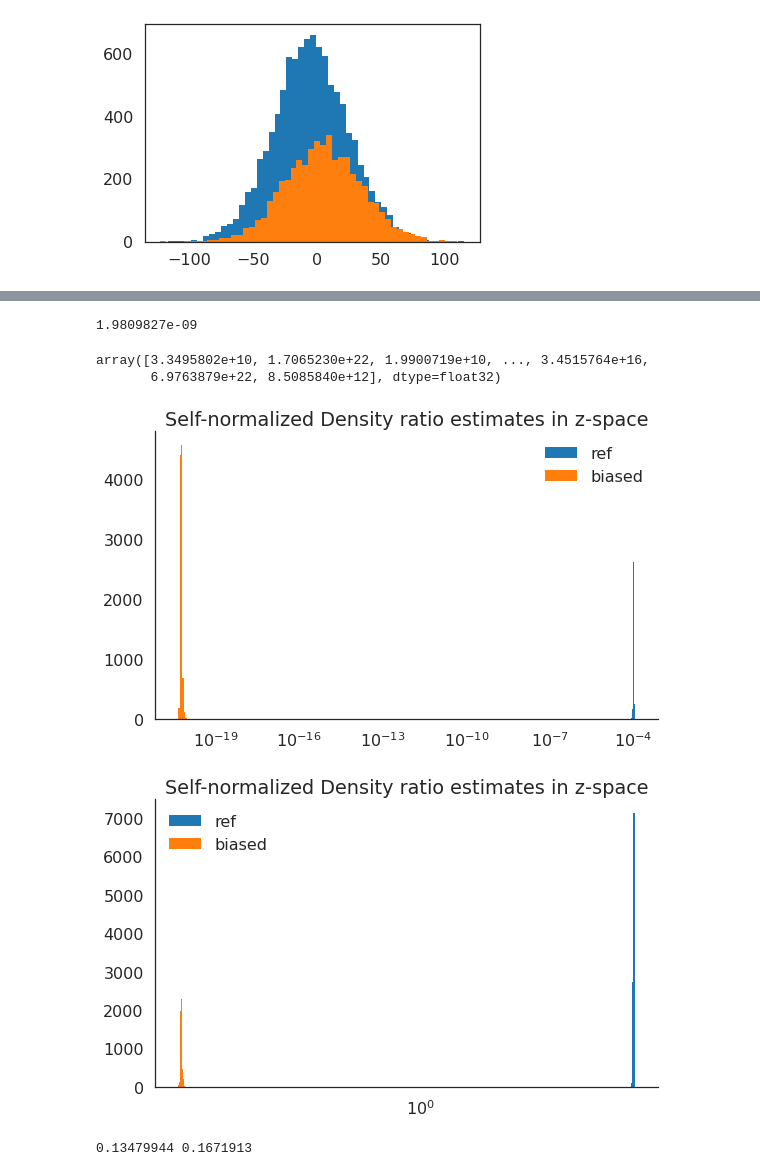
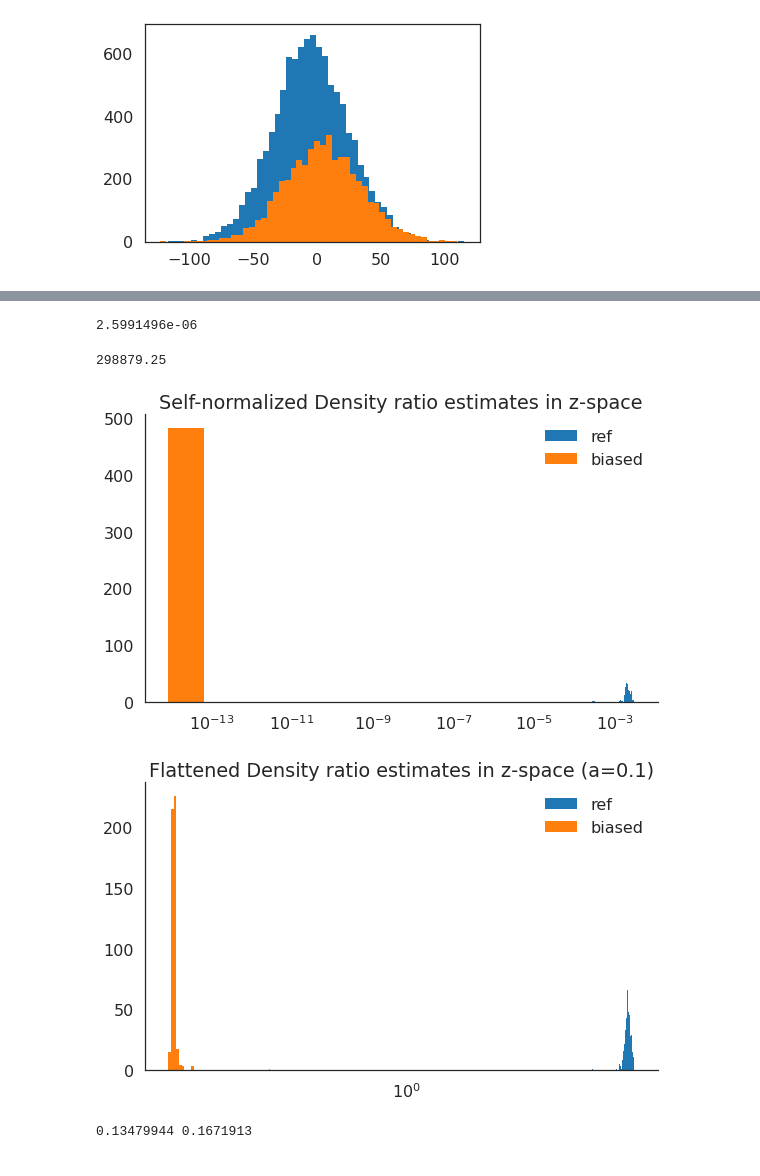
Before and after one commit to ermongroup/f-dre, a Jupyter notebook: notebooks/density ratios.ipynb, the cells around one changed output, grey strips where cells are left out. Saved outputs shown, nothing was run; the diff lists cells and outputs as text; code cells hidden in the pictures.

```diff
--- a/notebooks/density ratios.ipynb
+++ b/notebooks/density ratios.ipynb
@@ -61,5 +53,5 @@ _ = plt.hist(all_zs[all_dys==1].sum(-1), bins=50)
 # %%
-data = np.load('classifier/mnist_results/ratios.npz')
+data = np.load('src/classification/results/redo_mnist_subset_z_perc0.1_mlp/val_ratios.npz')
 ratios = data['ratios']
 new_ratios = data['ratios'][ratios != np.inf]
 y = data['d_labels'][ratios != np.inf]
@@ -105,12 +93,11 @@ plt.tight_layout()
 # %%
-new_ratios[y==0]
+new_ratios[y==0].mean()
 # %% [output]
-1.9809827e-09
+2.5991496e-06
 # %%
-new_ratios[y==1]
+new_ratios[y==1].mean()
 # %% [output]
-array([3.3495802e+10, 1.7065230e+22, 1.9900719e+10, ..., 3.4515764e+16,
-       6.9763879e+22, 8.5085840e+12], dtype=float32)
+298879.25
 # %%
 plt.figure(figsize=(8,5))
 
@@ -124,21 +111,21 @@ plt.legend()
 sns.despine()
 plt.tight_layout()
 # %% [output]
-[figure, old version]
+[figure, new version]
 # %%
 plt.figure(figsize=(8,5))
 
 _ = plt.hist(new_ratios[y==1]**0.1, bins=50, label='ref')
 _ = plt.hist(new_ratios[y==0]**0.1, bins=50, label='biased')
 plt.xscale('log')
 # plt.yscale('log')
 
-plt.title('Self-normalized Density ratio estimates in z-space')
+plt.title('Flattened Density ratio estimates in z-space (a=0.1)')
 plt.legend()
 sns.despine()
 plt.tight_layout()
 # %% [output]
-[figure, old version]
+[figure, new version]
 # %%
 print(np.min(new_ratios[y==0]**0.1), np.max(new_ratios[y==0]**0.1))
 # %% [output]
```
Also changed, not shown: parts of 8 cells of this notebook, 19 other files.
